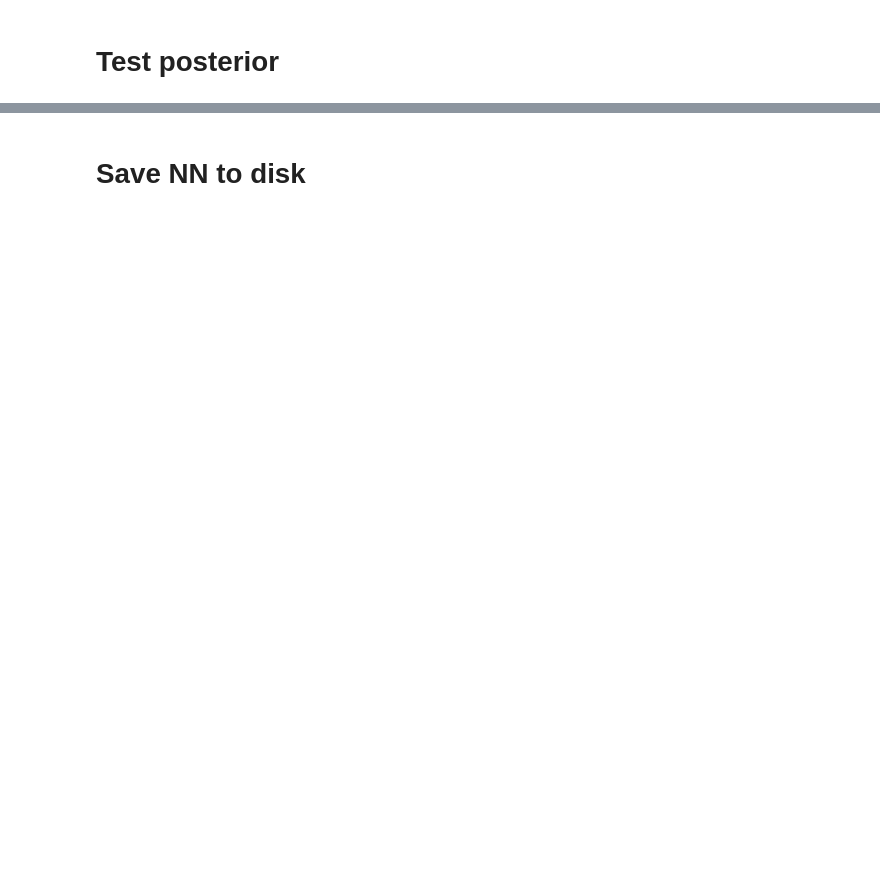
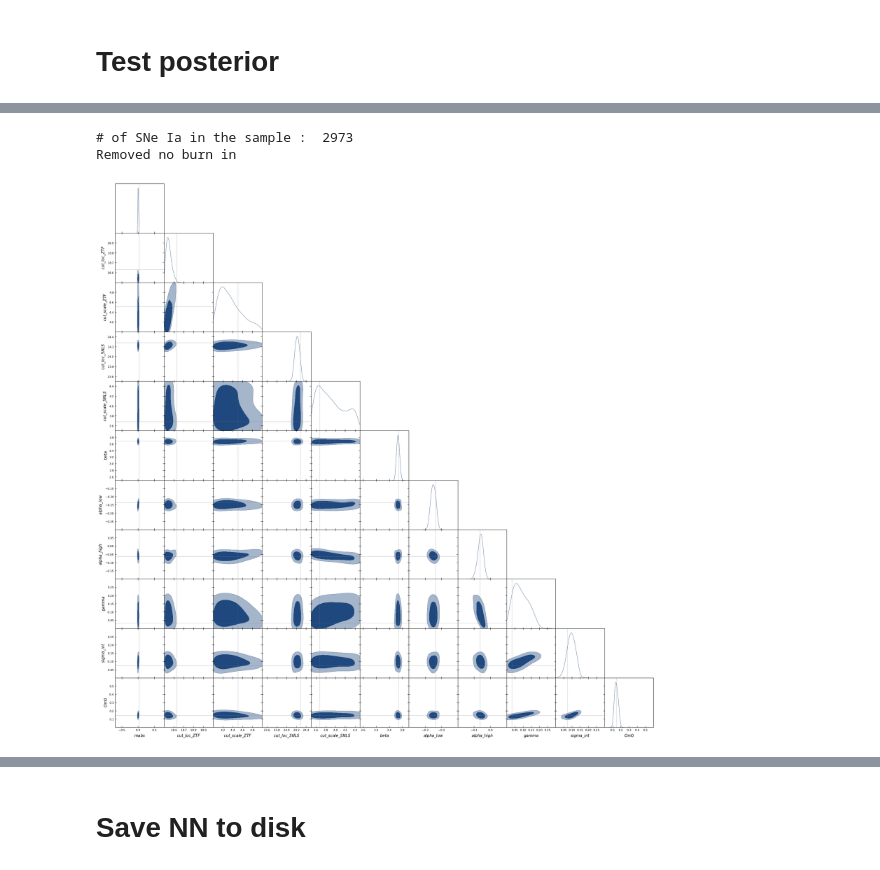
Before and after one commit to a-trigui/ximinf, a Jupyter notebook: notebooks/2_train_nn.ipynb, the cells around one changed output, grey strips where cells are left out. Cells and saved outputs as stored; diff of their text form; code cells hidden in the pictures; blank space fills up the shorter version.

```diff
--- a/notebooks/2_train_nn.ipynb
+++ b/notebooks/2_train_nn.ipynb
@@ -628,8 +480,8 @@ for g, group in enumerate(param_groups):
     )
 
     # Create DeepSetClassifier for this group
-    model_g = DeepSetClassifier( #nntr.
-        dropout_rate=0.2,
+    model_g = nntr.DeepSetClassifier( #nntr.
+        dropout_rate=0.3,
         Nsize_p=Nsize_p,
         Nsize_r=Nsize_r,
         Nsize_e=Nsize_e,
@@ -895,7 +749,7 @@ xy_test = jnp.concatenate(
     axis=-1
 )
 # %%
-index = 10
+index = 20
 
 # Convert theta_star to dict for unnormalisation
 theta_star_dict = {name: theta_star[index, i] for i, name in enumerate(global_param_names)}
@@ -924,6 +778,7 @@ for g in param_groups:
 # priors['beta']['type'] = 'positive-gaussian'
 # priors['alpha_low']['range'] = jnp.array([-0.1, 0.1])
 # priors['alpha_low']['type'] = 'positive-gaussian'
+priors['sigma_int']['type'] = 'uniform'
 # %%
 priors
 # %% [output]
@@ -997,32 +862,44 @@ post_unnormed = jnp.stack([post_unnormed_dict[name] for name in global_param_nam
 # Now post_unnormed[:, i] contains the real-scale parameters
 x = post_unnormed[:, 0]
 
+# ranges_from_priors = [
+#     (float(priors[name]['range'][0])-(float(priors[name]['range'][1])-float(priors[name]['range'][0]))/2, float(priors[name]['range'][1])+(float(priors[name]['range'][1])-float(priors[name]['range'][0]))/2)
+#     for name in global_param_names
+# ]
+
 ranges_from_priors = [
-    (float(priors[name]['range'][0])-(float(priors[name]['range'][1])-float(priors[name]['range'][0]))/2, float(priors[name]['range'][1])+(float(priors[name]['range'][1])-float(priors[name]['range'][0]))/2)
+    (float(priors[name]['range'][0]), float(priors[name]['range'][1]))
     for name in global_param_names
 ]
 # %%
 print('# of SNe Ia in the sample : ',sum(mask_test[true_idx, :][index]))
 
 samples = np.array(post_unnormed)
 
+# Escape underscores in parameter names for proper display
+escaped_param_names = [name.replace("_", "\\_") for name in global_param_names]
+
 gdsamples = MCSamples(
     samples=samples,
     names=global_param_names,
-    labels=global_param_names,
+    labels=escaped_param_names,
 )
 
 g = plots.get_subplot_plotter()
 
 g.triangle_plot(
     gdsamples,
     filled=True,
     contour_colors=["#1F487E"],
     markers={name: val for name, val in zip(global_param_names, theta_star_unnormed)},
     param_limits={
         name: r for name, r in zip(global_param_names, ranges_from_priors)
     }
 )
 
 g.export("./corner.png")
 plt.show()
+# %% [output]
+# of SNe Ia in the sample :  2973
+Removed no burn in
+[figure, added]
```
Also changed, not shown: parts of 14 cells of this notebook, 4 other files.
